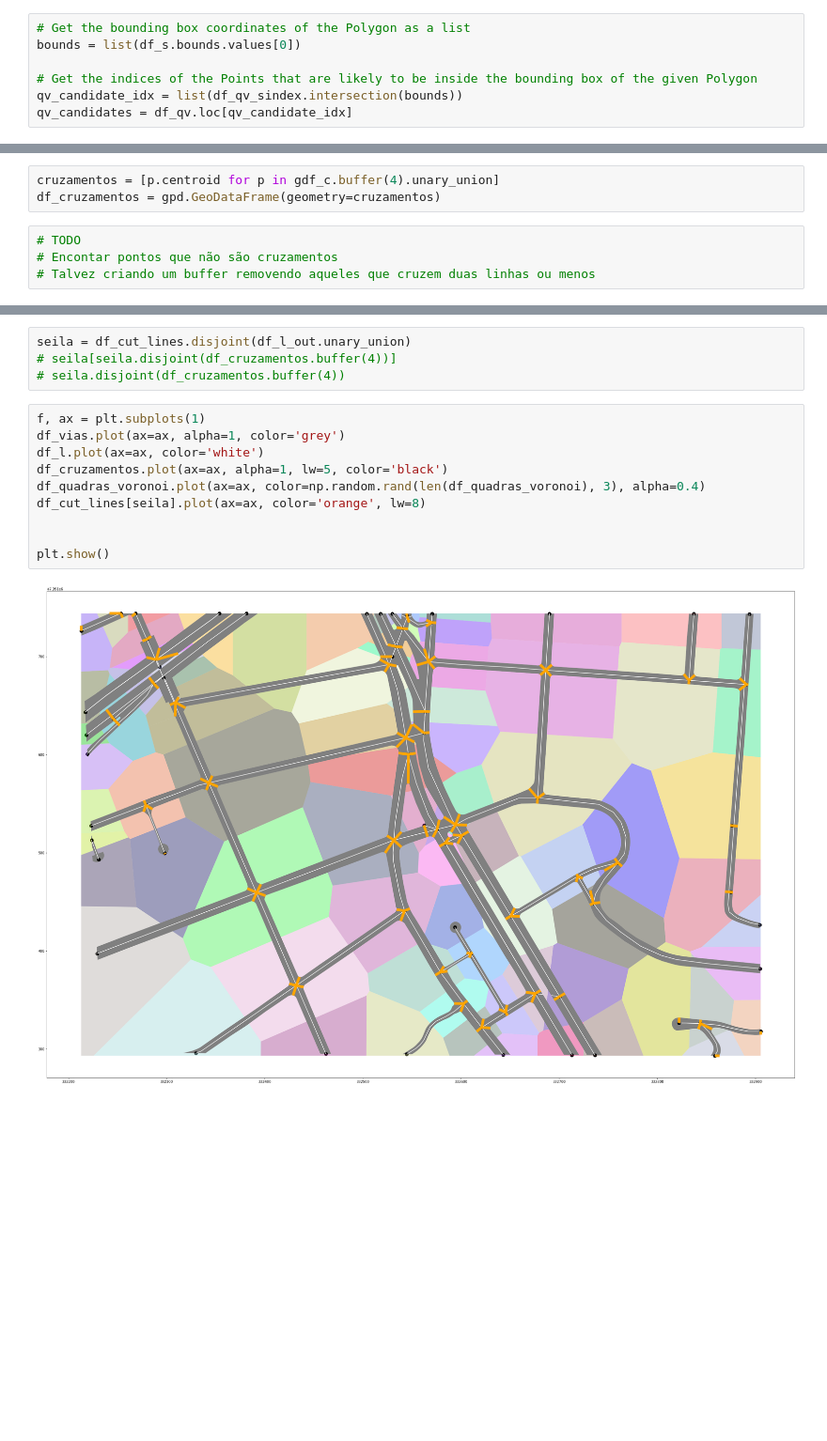
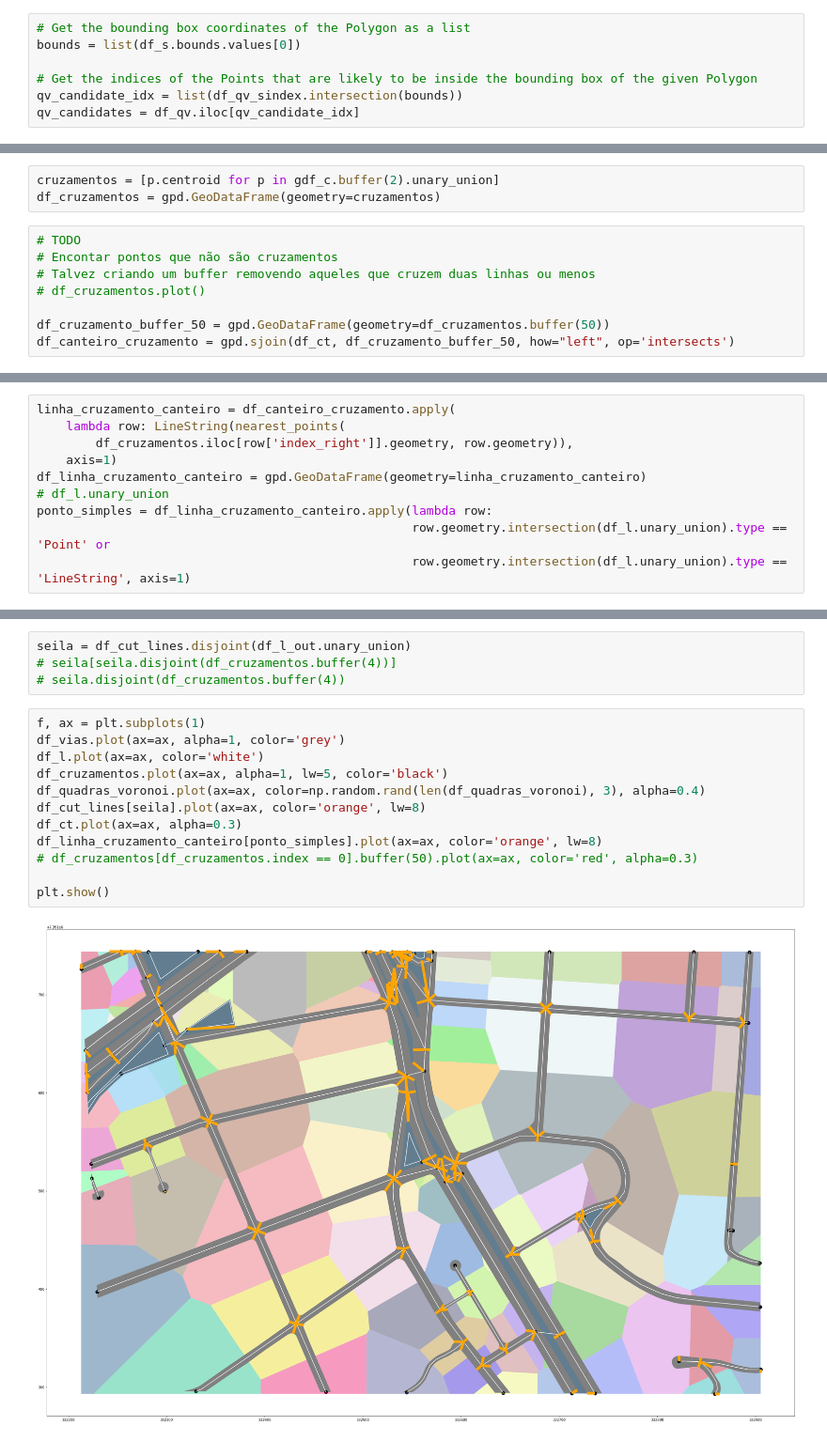
Before and after one commit to geoinfo-smdu/Poligono-de-vias, a Jupyter notebook: Experimentação de técnica de voronoi com pontos mais próximos do polígono.ipynb, the cells around one changed output, grey strips where cells are left out. Shown at 94% size. Saved outputs shown, nothing was run; the diff lists cells and outputs as text; blank space fills up the shorter version.

```diff
--- a/Experimentação de técnica de voronoi com pontos mais próximos do polígono.ipynb
+++ b/Experimentação de técnica de voronoi com pontos mais próximos do polígono.ipynb
@@ -51,7 +61,7 @@ bounds = list(df_s.bounds.values[0])
 
 # Get the indices of the Points that are likely to be inside the bounding box of the given Polygon
 qv_candidate_idx = list(df_qv_sindex.intersection(bounds))
-qv_candidates = df_qv.loc[qv_candidate_idx]
+qv_candidates = df_qv.iloc[qv_candidate_idx]
 # %%
 df_vias = gpd.overlay(df_s, qv_candidates, how='difference')
 # %%
@@ -79,12 +89,16 @@ gdf_cruzamentos_final = df_l[df_l['geometry'].type == 'LineString']['geometry'].
 gdf_cruzamentos =  pd.concat([gdf_cruzamentos_inicio, gdf_cruzamentos_final])
 gdf_c = gdf_cruzamentos
 # %%
-cruzamentos = [p.centroid for p in gdf_c.buffer(4).unary_union]
+cruzamentos = [p.centroid for p in gdf_c.buffer(2).unary_union]
 df_cruzamentos = gpd.GeoDataFrame(geometry=cruzamentos)
 # %%
 # TODO
 # Encontar pontos que não são cruzamentos
 # Talvez criando um buffer removendo aqueles que cruzem duas linhas ou menos
+# df_cruzamentos.plot()
+
+df_cruzamento_buffer_50 = gpd.GeoDataFrame(geometry=df_cruzamentos.buffer(50))
+df_canteiro_cruzamento = gpd.sjoin(df_ct, df_cruzamento_buffer_50, how="left", op='intersects')
 # %%
 ps = list(map(lambda x: [x.coords[0][0], x.coords[0][1]], df_cruzamentos.geometry))
 # %%
@@ -121,3 +134,13 @@ pontos_proximos = list(map(lambda x: MultiLineString(list(map(lambda y: LineStri
                            df_multipolygons_voronoi.itertuples()))
 pontos_proximos
 df_pp = gpd.GeoDataFrame(geometry=pontos_proximos)
+# %%
+linha_cruzamento_canteiro = df_canteiro_cruzamento.apply(
+    lambda row: LineString(nearest_points(
+        df_cruzamentos.iloc[row['index_right']].geometry, row.geometry)),
+    axis=1)
+df_linha_cruzamento_canteiro = gpd.GeoDataFrame(geometry=linha_cruzamento_canteiro)
+# df_l.unary_union
+ponto_simples = df_linha_cruzamento_canteiro.apply(lambda row:
+                                                   row.geometry.intersection(df_l.unary_union).type == 'Point' or
+                                                   row.geometry.intersection(df_l.unary_union).type == 'LineString', axis=1)
@@ -155,12 +195,14 @@ seila = df_cut_lines.disjoint(df_l_out.unary_union)
 # %%
 f, ax = plt.subplots(1)
 df_vias.plot(ax=ax, alpha=1, color='grey')
 df_l.plot(ax=ax, color='white')
 df_cruzamentos.plot(ax=ax, alpha=1, lw=5, color='black')
 df_quadras_voronoi.plot(ax=ax, color=np.random.rand(len(df_quadras_voronoi), 3), alpha=0.4)
 df_cut_lines[seila].plot(ax=ax, color='orange', lw=8)
-
+df_ct.plot(ax=ax, alpha=0.3)
+df_linha_cruzamento_canteiro[ponto_simples].plot(ax=ax, color='orange', lw=8)
+# df_cruzamentos[df_cruzamentos.index == 0].buffer(50).plot(ax=ax, color='red', alpha=0.3)
 
 plt.show()
 # %% [output]
-[figure, old version]
+[figure, new version]
```
Also changed, not shown: parts of 12 cells of this notebook.
